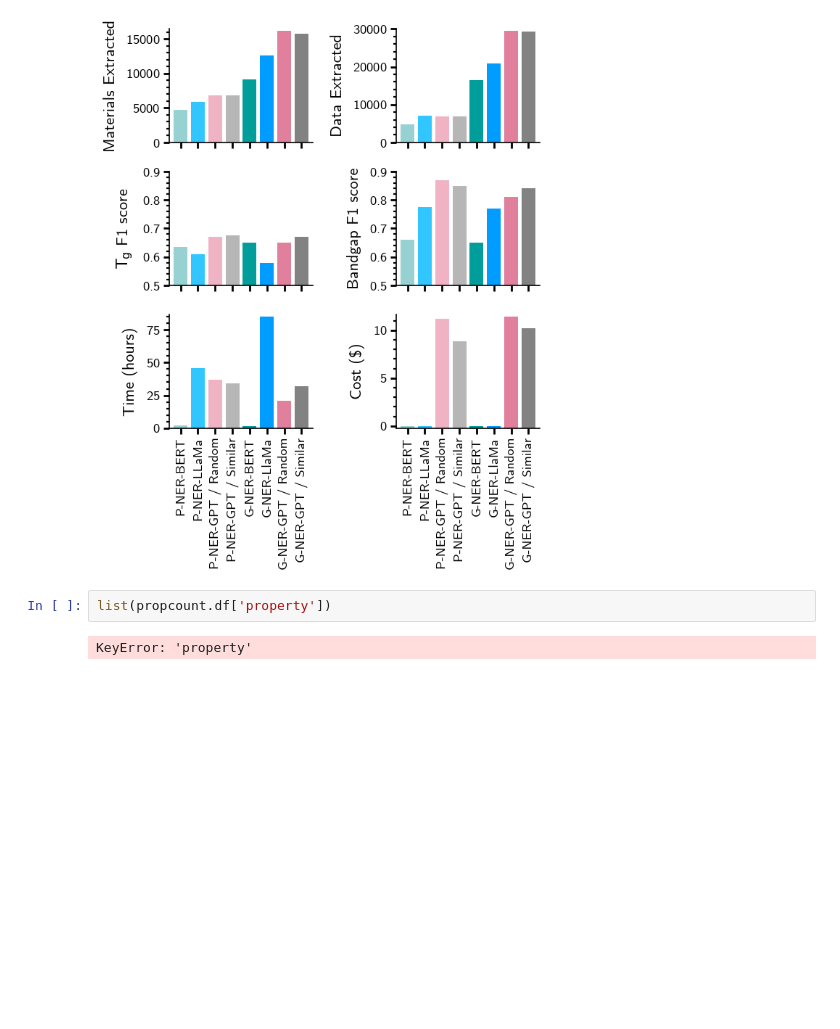
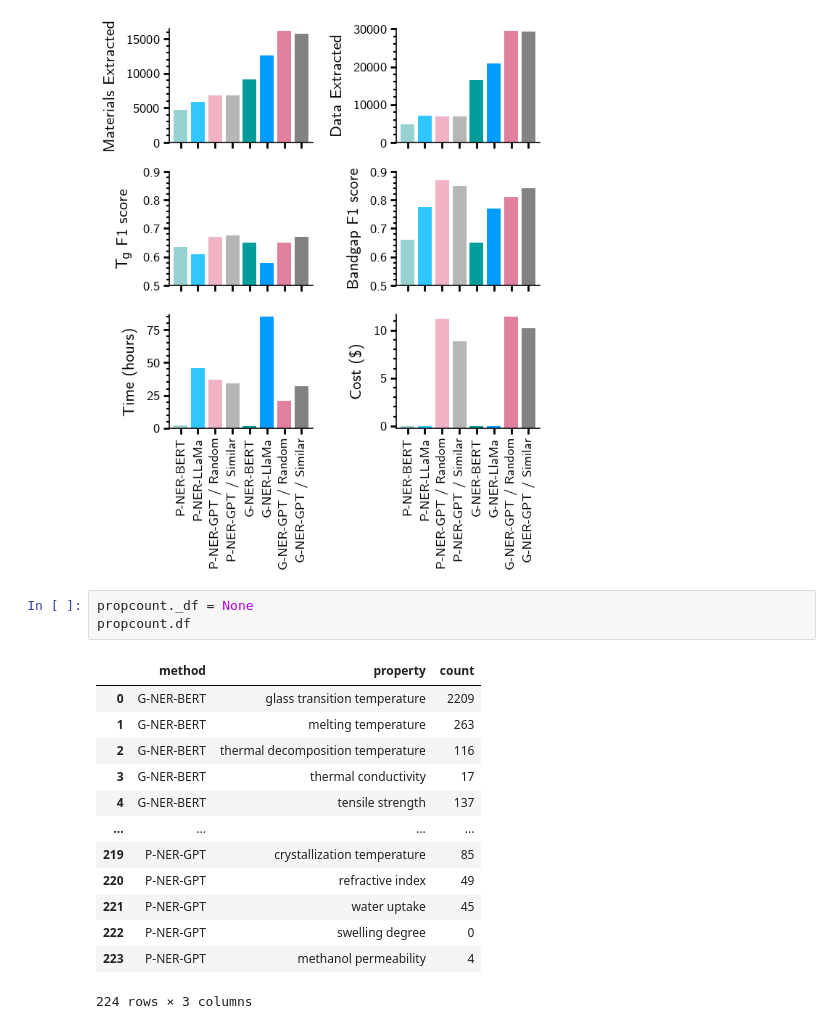
Before and after one commit to Ramprasad-Group/PromptDataExtraction, a Jupyter notebook: notebooks/Analyze-Select-1k.ipynb, the cells around one changed output. Cells and saved outputs as stored; diff of their text form; blank space fills up the shorter version.

```diff
--- a/notebooks/Analyze-Select-1k.ipynb
+++ b/notebooks/Analyze-Select-1k.ipynb
@@ -1432,7 +1433,20 @@ plt.savefig("notebooks/Selec1k-Bars.eps")
 plt.show()
 # %% [output]
 [figure]
-# %%
-list(propcount.df['property'])
-# %% [output]
-KeyError: 'property'
+# %%
+propcount._df = None
+propcount.df
+# %% [output]
+|  | method | property | count |
+| 0 | G-NER-BERT | glass transition temperature | 2209 |
+| 1 | G-NER-BERT | melting temperature | 263 |
+| 2 | G-NER-BERT | thermal decomposition temperature | 116 |
+| 3 | G-NER-BERT | thermal conductivity | 17 |
+| 4 | G-NER-BERT | tensile strength | 137 |
+| ... | ... | ... | ... |
+| 219 | P-NER-GPT | crystallization temperature | 85 |
+| 220 | P-NER-GPT | refractive index | 49 |
+| 221 | P-NER-GPT | water uptake | 45 |
+| 222 | P-NER-GPT | swelling degree | 0 |
+| 223 | P-NER-GPT | methanol permeability | 4 |
+224 rows × 3 columns
```
Also changed, not shown: parts of 20 cells of this notebook.
